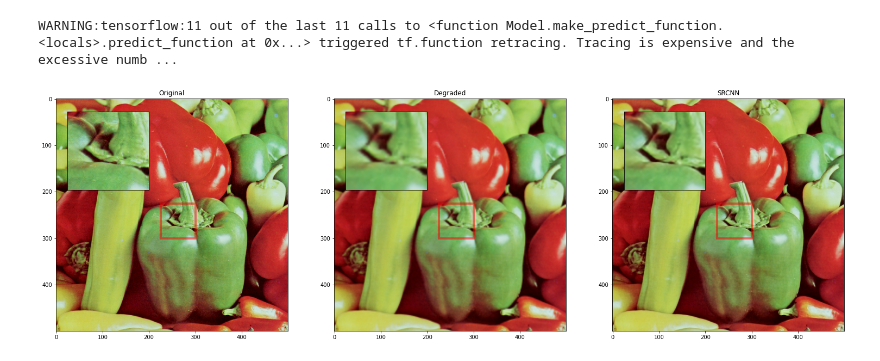
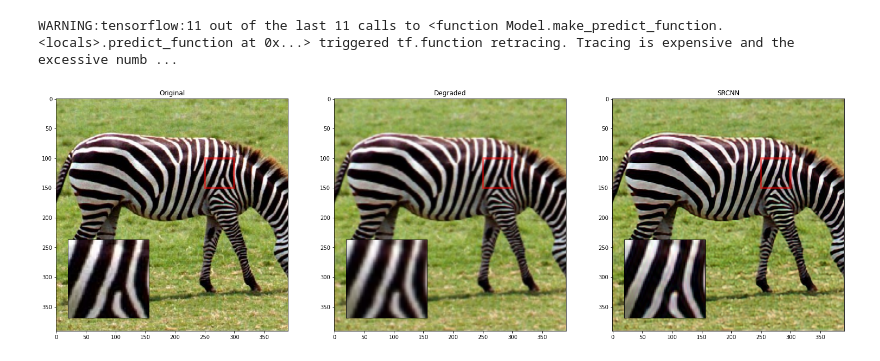
Before and after one commit to ARtMo74/SuperResolution, a Jupyter notebook: SRCNN.ipynb, the cells around one changed output. Drawn from its saved outputs; the diff is of its cells as text; code cells hidden in the pictures.

Commit message:
changed srcnn a bit

```diff
--- a/SRCNN.ipynb
+++ b/SRCNN.ipynb
@@ -35,0 +157,2 @@ import os
+# %%
+srcnn.load_weights(WEIGHTS_LOAD)
@@ -114,14 +264,0 @@ Saving baboon.bmp
-# %%
-# test the generated images using the image quality metrics
-
-for file in os.listdir('images/'):
-
-    # open target and reference images
-    target = cv2.imread('images/{}'.format(file))
-    ref = cv2.imread('source/{}'.format(file))
-
-    # calculate score
-    scores = compare_images(target, ref)
-
-    # print all three scores with new line characters (\n)
-    print('{}\nPSNR: {}\nMSE: {}\nSSIM: {}\n'.format(file, scores[0], scores[1], scores[2]))
@@ -146,23 +265 @@ SSIM: 0.629277587900277
-# %%
-# define the SRCNN model
-def model():
-
-    # define model type
-    SRCNN = Sequential()
-
-    # add model layers
-    SRCNN.add(Conv2D(filters=128, kernel_size = (9, 9), kernel_initializer='glorot_uniform',
-                     activation='relu', padding='valid', use_bias=True, input_shape=(None, None, 1)))
-    SRCNN.add(Conv2D(filters=64, kernel_size = (3, 3), kernel_initializer='glorot_uniform',
-                     activation='relu', padding='same', use_bias=True))
-    SRCNN.add(Conv2D(filters=1, kernel_size = (5, 5), kernel_initializer='glorot_uniform',
-                     activation='linear', padding='valid', use_bias=True))
-
-    # define optimizer
-    adam = Adam(lr=0.0003)
-
-    # compile model
-    SRCNN.compile(optimizer=adam, loss='mean_squared_error', metrics=['mean_squared_error'])
-
-    return SRCNN
 # %%
@@ -242,7 +318,7 @@ def choose_quarter(size, borders):
 # %%
 def display_images(image_path, borders = [0, 50, 50, 0], save_path = None):
     # preparations
-    ref, degraded, output, scores = predict(image_path)
+    ref, degraded, output = predict(image_path)
 
     # crop images
     ref = crop_image(ref)
@@ -273,13 +349,13 @@ def display_images(image_path, borders = [0, 50, 50, 0], save_path = None):
         os.mkdir(save_path) if not os.path.isdir(save_path) else None
         fig.savefig(save_path + '/{}.png'.format(os.path.splitext(file)[0]))
 # %%
-img_path = 'images/pepper.bmp'
-borders = [225, 300, 300, 225]
+img_path = '/content/images/zebra.bmp'
+borders = [250, 300, 150, 100]
 save_dir = 'comparison'
 display_images(img_path, borders, save_dir)
 # %% [output]
 WARNING:tensorflow:11 out of the last 11 calls to <function Model.make_predict_function.<locals>.predict_function at 0x...> triggered tf.function retracing. Tracing is expensive and the excessive numb ...
-[figure, old version]
+[figure, new version]
 # %%
 os.mkdir("output") if not os.path.isdir("output") else None
 os.mkdir("output/upscaled") if not os.path.isdir("output/upscaled") else None
```
Also changed, not shown: parts of 25 cells of this notebook, 2 other files.
